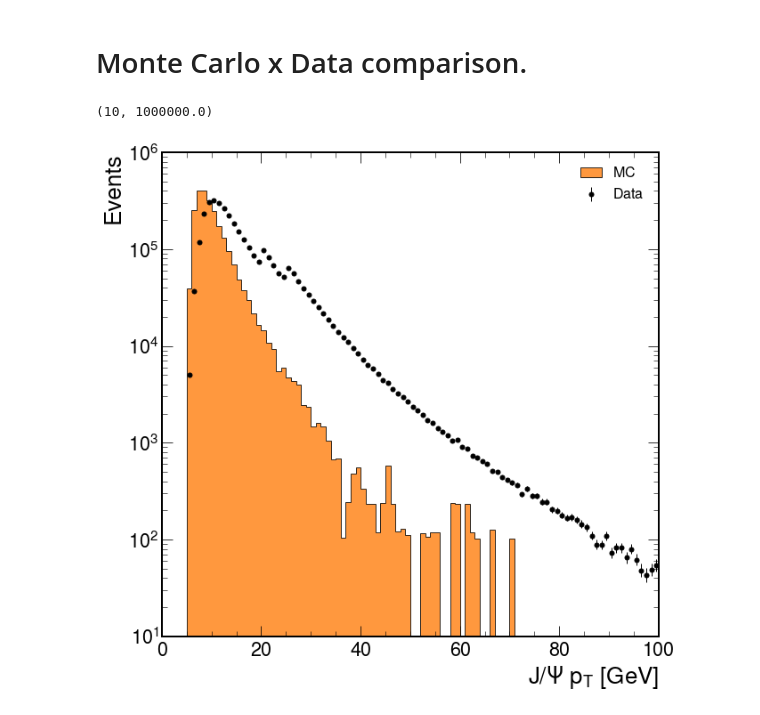
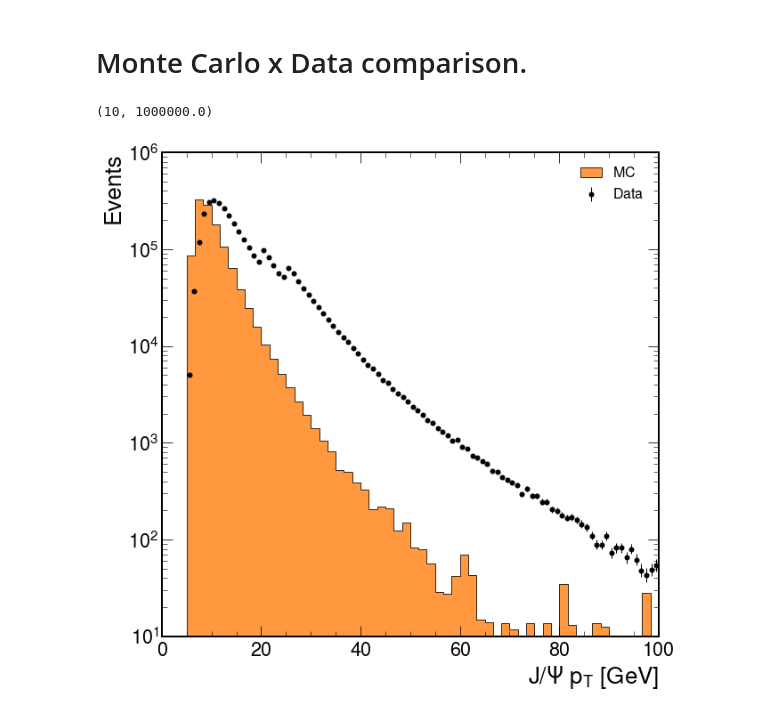
Before and after one commit to Mapse/OniaOpenCharmRun2ULAna, a Jupyter notebook: optimization_cuts/comparison_data_vs_mc.ipynb, the cells around one changed output. Drawn from its saved outputs; the diff is of its cells as text; code cells hidden in the pictures.

```diff
--- a/optimization_cuts/comparison_data_vs_mc.ipynb
+++ b/optimization_cuts/comparison_data_vs_mc.ipynb
@@ -46,24 +46,24 @@ data_err_opts = {
 # %%
 ## pT
 
 # Data
 ax = hist.plot1d(hists_data['Jpsi_p'].sum('eta', 'phi'), error_opts=data_err_opts)
 
 # MC
-hists_mc['Jpsi_p'].scale(120)
+hists_mc['Jpsi_p'].scale(14)
 ay = hist.plot1d(hists_mc['Jpsi_p'].sum('eta', 'phi'), fill_opts=fill_opts)
 
 ax.set_yscale('log')
 ax.set_ylim(10, 1e6)
 
 handles, labels = ax.get_legend_handles_labels()
 labels = ['$MC$', '$Data$']
 ax.legend(handles, labels, prop={'size': 16})
 
 ax.set_xlabel('$J/\Psi\ p_T\ [GeV]$')
 
 ay.set_yscale('log')
 ay.set_ylim(10, 1e6)
 # %% [output]
 (10, 1000000.0)
-[figure, old version]
+[figure, new version]
```
Also changed, not shown: 6 other files.
